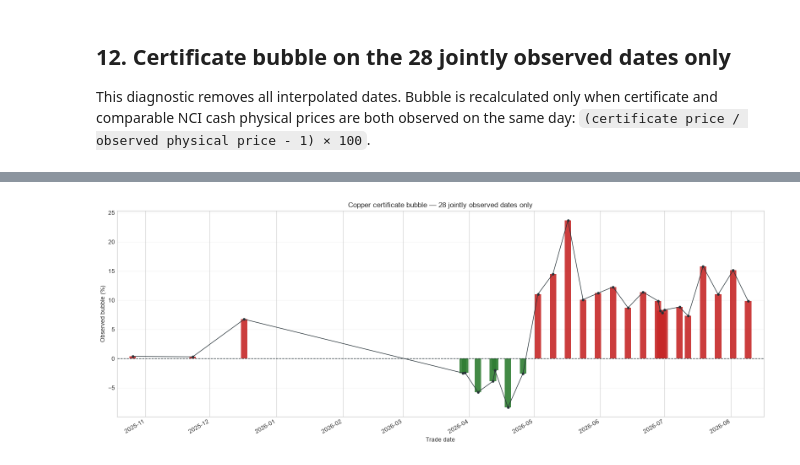
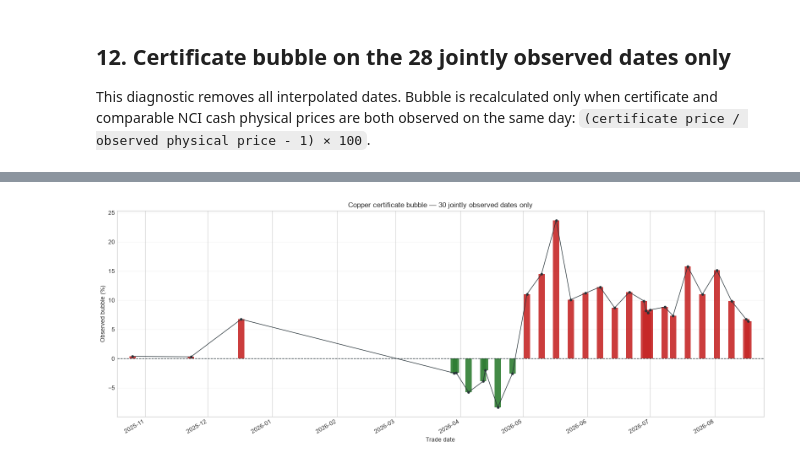
Before and after one commit to amirabadimm/empirical-economics-research, a Jupyter notebook: commodity/copper/notebooks/02_certificate_analysis.ipynb, the cells around one changed output, grey strips where cells are left out. Drawn from its saved outputs; the diff is of its cells as text; code cells hidden in the pictures.

Commit message:
Refresh copper bubble analysis

```diff
--- a/commodity/copper/notebooks/02_certificate_analysis.ipynb
+++ b/commodity/copper/notebooks/02_certificate_analysis.ipynb
@@ -1008,32 +1007,32 @@ colors = np.where(
     observed_certificate_bubble["observed_certificate_bubble_pct"].ge(0),
     "#C62828",
     "#2E7D32",
 )
 ax.bar(
     observed_certificate_bubble["date"],
     observed_certificate_bubble["observed_certificate_bubble_pct"],
     width=3.0,
     color=colors,
     alpha=0.9,
 )
 ax.plot(
     observed_certificate_bubble["date"],
     observed_certificate_bubble["observed_certificate_bubble_pct"],
     color="#263238",
     linewidth=1.0,
     marker="o",
     markersize=3.5,
 )
 ax.axhline(0, color="#263238", linestyle="--", linewidth=1.0)
 ax.set(
-    title="Copper certificate bubble — 28 jointly observed dates only",
+    title=f"Copper certificate bubble — {len(observed_certificate_bubble)} jointly observed dates only",
     xlabel="Trade date",
     ylabel="Observed bubble (%)",
 )
 ax.grid(axis="y", alpha=0.2)
 ax.margins(x=0.02)
 fig.autofmt_xdate()
 fig.tight_layout()
 plt.show()
 # %% [output]
-[figure, old version]
+[figure, new version]
```
Also changed, not shown: parts of 17 cells of this notebook, 4 other files.
